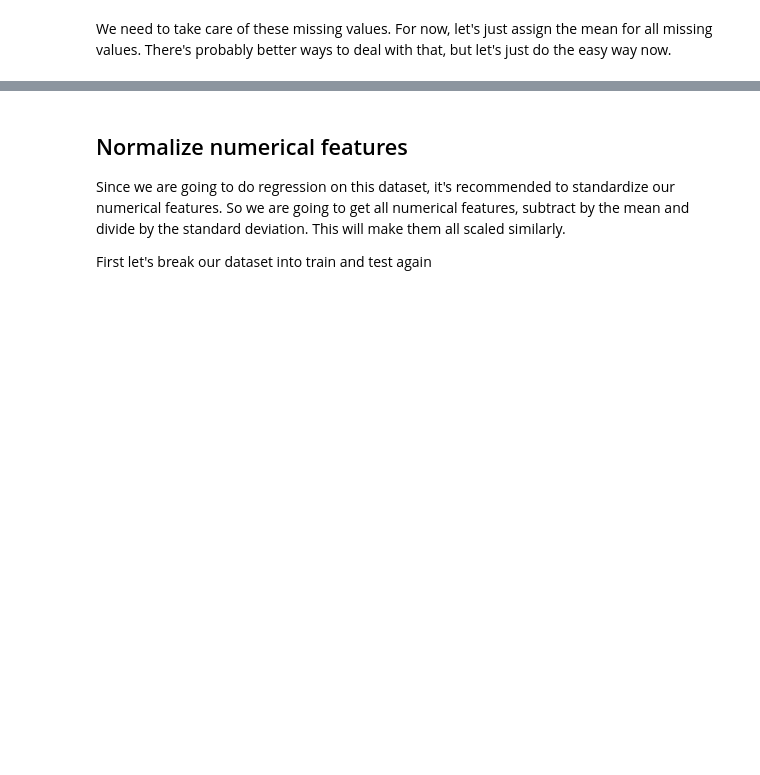
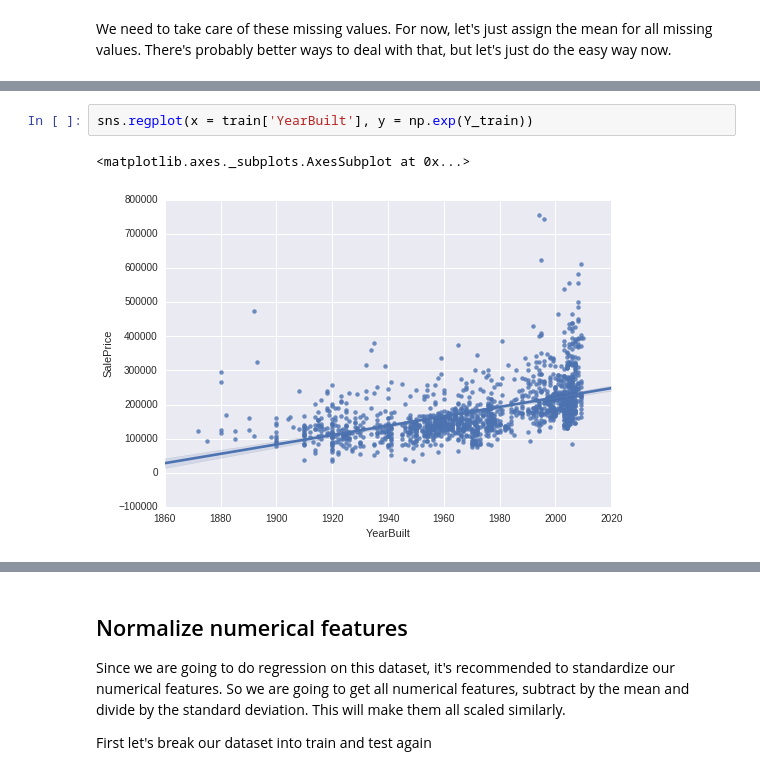
Before and after one commit to ehauckdo/machine-learning, a Jupyter notebook: notebooks/houseprices/House Prices Exploration.ipynb, the cells around one changed output, grey strips where cells are left out. Cells and saved outputs as stored; diff of their text form; blank space fills up the shorter version.

```diff
--- a/notebooks/houseprices/House Prices Exploration.ipynb
+++ b/notebooks/houseprices/House Prices Exploration.ipynb
@@ -124,0 +172,5 @@ dtype: int64
+# %%
+sns.regplot(x = train['YearBuilt'], y = np.exp(Y_train))
+# %% [output]
+<matplotlib.axes._subplots.AxesSubplot at 0x...>
+[figure, added]
```
Also changed, not shown: parts of 23 cells of this notebook.
